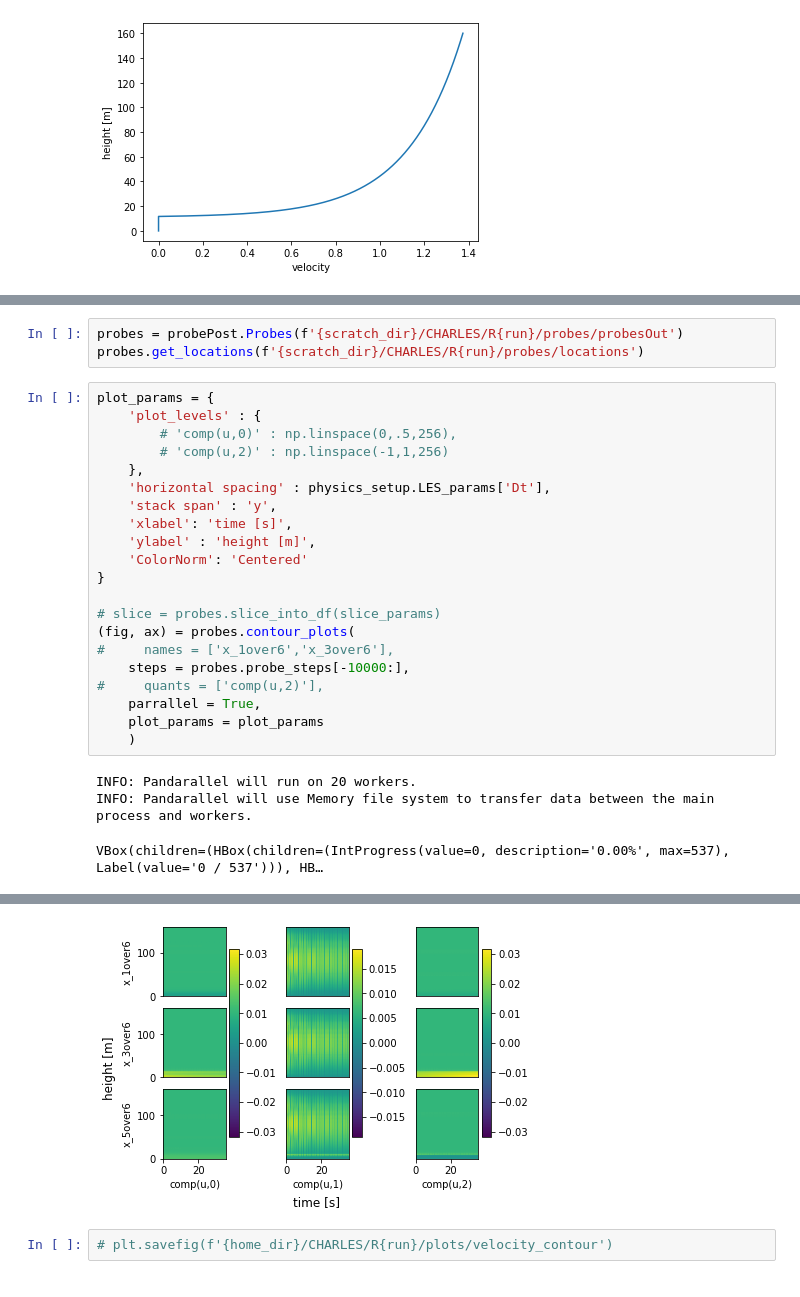
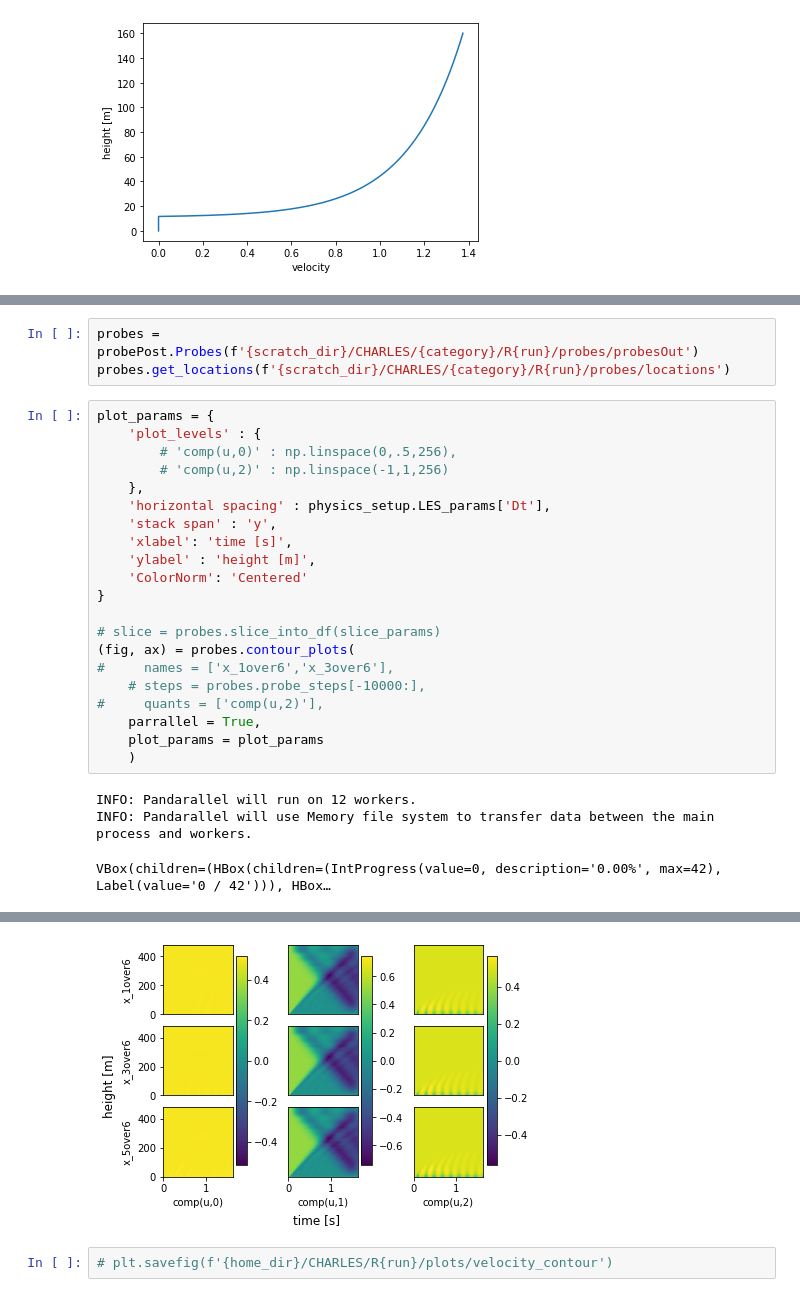
Before and after one commit to nbachand/city_block_cfd, a Jupyter notebook: sfam_post-processing.ipynb, the cells around one changed output, grey strips where cells are left out. Saved outputs shown, nothing was run; the diff lists cells and outputs as text.

```diff
--- a/sfam_post-processing.ipynb
+++ b/sfam_post-processing.ipynb
@@ -43,8 +41,8 @@ the friction vewlocity is uFric 0.048130228186832984
 flat plate Reynolds number is 15041974.346891265
 wall spacing is 0.15187213520993692 for y+ of 500
 # %%
-probes = probePost.Probes(f'{scratch_dir}/CHARLES/R{run}/probes/probesOut')
-probes.get_locations(f'{scratch_dir}/CHARLES/R{run}/probes/locations')
+probes = probePost.Probes(f'{scratch_dir}/CHARLES/{category}/R{run}/probes/probesOut')
+probes.get_locations(f'{scratch_dir}/CHARLES/{category}/R{run}/probes/locations')
 # %%
 plot_params = {
     'plot_levels' : {
@@ -61,12 +59,12 @@ plot_params = {
 # slice = probes.slice_into_df(slice_params)
 (fig, ax) = probes.contour_plots(
 #     names = ['x_1over6','x_3over6'],
-    steps = probes.probe_steps[-10000:],
+    # steps = probes.probe_steps[-10000:],
 #     quants = ['comp(u,2)'],
     parrallel = True,
     plot_params = plot_params
     )
 # %% [output]
-INFO: Pandarallel will run on 20 workers.
+INFO: Pandarallel will run on 12 workers.
 INFO: Pandarallel will use Memory file system to transfer data between the main process and workers.
-VBox(children=(HBox(children=(IntProgress(value=0, description='0.00%', max=537), Label(value='0 / 537'))), HB…
+VBox(children=(HBox(children=(IntProgress(value=0, description='0.00%', max=42), Label(value='0 / 42'))), HBox…
@@ -76,4 +74,4 @@ plotting took 15 seconds
-[figure, old version]
+[figure, new version]
 # %%
 # plt.savefig(f'{home_dir}/CHARLES/R{run}/plots/velocity_contour')
 # %%
```
Also changed, not shown: parts of 6 cells of this notebook, 7 other files.
